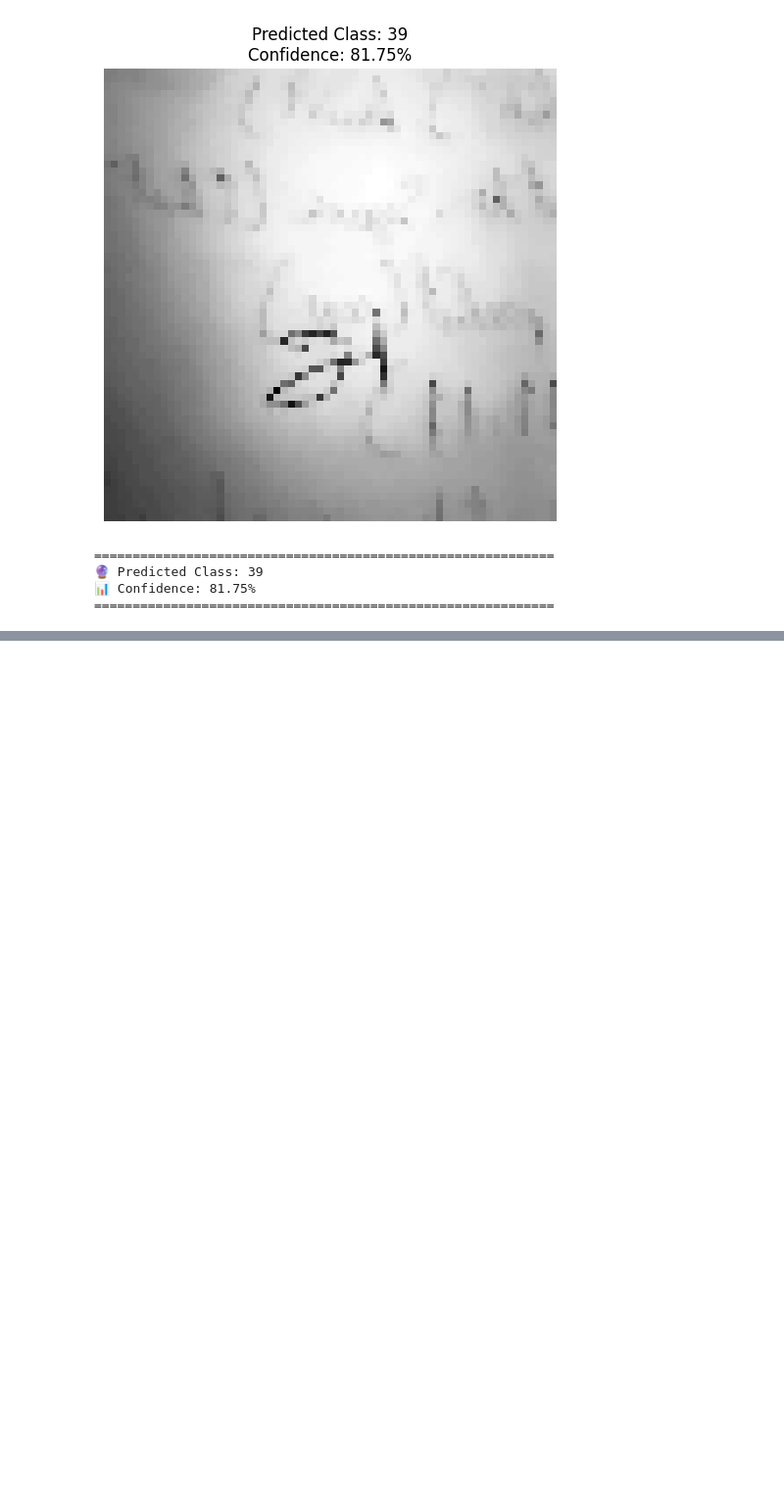
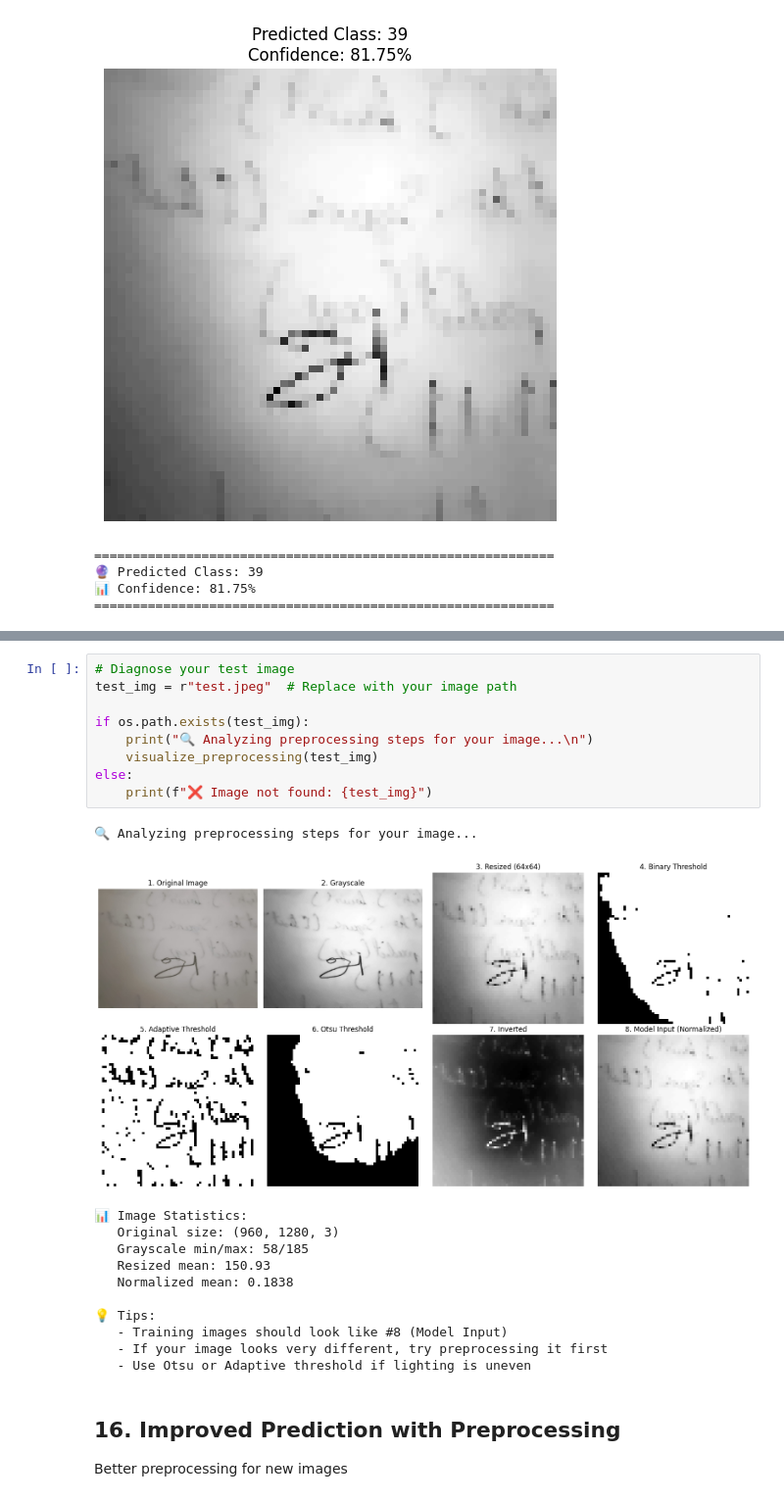
Before and after one commit to gokul18062006/text_extraction, a Jupyter notebook: tamil_ocr_pytorch.ipynb, the cells around one changed output, grey strips where cells are left out. Shown at 98% size. Saved outputs shown, nothing was run; the diff lists cells and outputs as text; blank space fills up the shorter version.

```diff
--- a/tamil_ocr_pytorch.ipynb
+++ b/tamil_ocr_pytorch.ipynb
@@ -834,0 +925,25 @@ Testing manual image: test.jpeg
+# %%
+# Diagnose your test image
+test_img = r"test.jpeg"  # Replace with your image path
+
+if os.path.exists(test_img):
+    print("🔍 Analyzing preprocessing steps for your image...\n")
+    visualize_preprocessing(test_img)
+else:
+    print(f"❌ Image not found: {test_img}")
+# %% [output]
+🔍 Analyzing preprocessing steps for your image...
+[figure, added]
+📊 Image Statistics:
+   Original size: (960, 1280, 3)
+   Grayscale min/max: 58/185
+   Resized mean: 150.93
+   Normalized mean: 0.1838
+
+💡 Tips:
+   - Training images should look like #8 (Model Input)
+   - If your image looks very different, try preprocessing it first
+   - Use Otsu or Adaptive threshold if lighting is uneven
+# %% [markdown]
+## 16. Improved Prediction with Preprocessing
+Better preprocessing for new images
```
Also changed, not shown: parts of 4 cells of this notebook.
